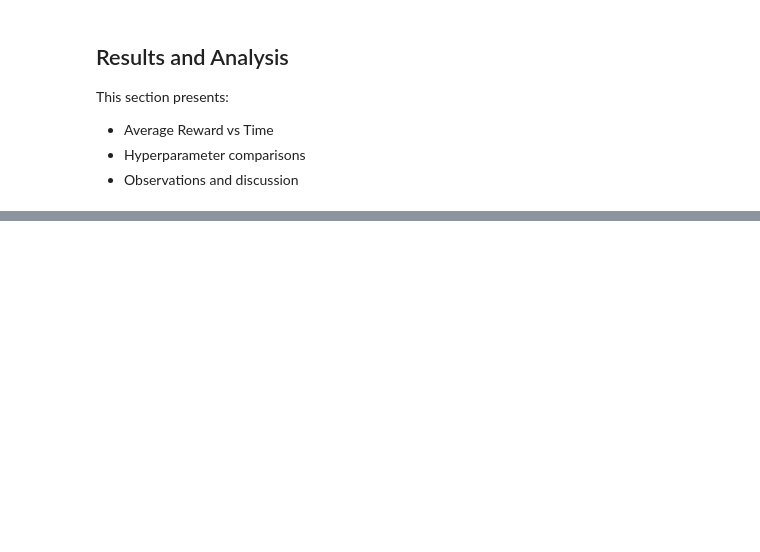
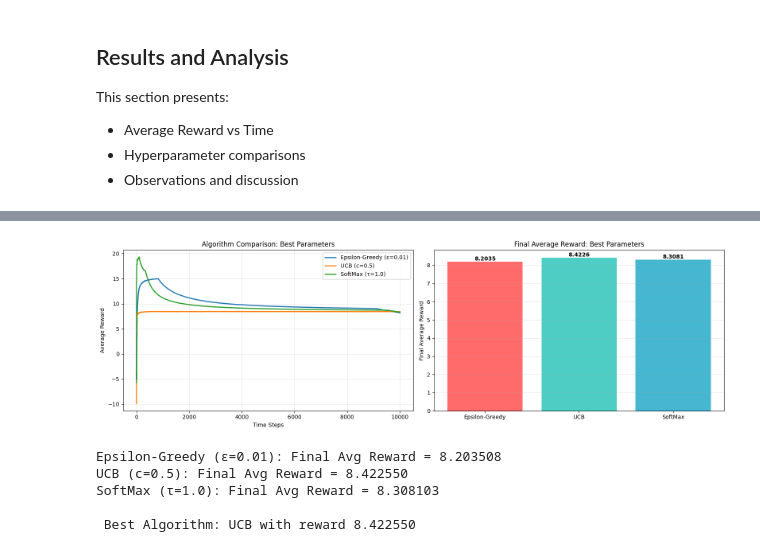
Before and after one commit to tishakbhavsar/lab3-contextual-bandit, a Jupyter notebook: master.ipynb, the cells around one changed output, grey strips where cells are left out. Cells and saved outputs as stored; diff of their text form; code cells hidden in the pictures; blank space fills up the shorter version.

```diff
--- a/master.ipynb
+++ b/master.ipynb
@@ -354,6 +533,9 @@ Name: count, dtype: int64
 
 The sampler is initialized using the student's roll number `i`.
 Rewards are obtained using `sampler.sample(j)`.
+# %%
+roll_number = 133
+sampler_instance = sampler(roll_number)
 # %% [markdown]
 ## Arm Mapping
 
@@ -376,0 +703,4 @@ This section implements the SoftMax strategy with temperature $ \tau = 1$.
+# %%
+# SoftMax uses fixed temperature τ=1.0 (no tuning required)
+tau = 1.0
+print(f"SoftMax fixed temperature: τ={tau}")
@@ -380,3 +712,15 @@ This section implements the SoftMax strategy with temperature $ \tau = 1$.
 We simulate the bandit algorithms for $T = 10,000$ steps and record rewards.
 
 P.S.: Change $T$ value as and if required.
+# %%
+T = 10000
+
+# Running the algorithms with their best parameters found during tuning
+eg_rewards, eg_counts, eg_total = epsilon_greedy(best_epsilon, T, sampler_instance, arm_mapping, test_users)
+print(f"Epsilon-Greedy with best ε={best_epsilon} completed")
+
+ucb_rewards, ucb_counts, ucb_total = ucb(best_c, T, sampler_instance, arm_mapping, test_users)
+print(f"UCB with best c={best_c} completed")
+
+softmax_rewards, softmax_counts, softmax_total = softmax(tau, T, sampler_instance, arm_mapping, test_users)
+print(f"SoftMax with τ={tau} completed")
@@ -395,0 +738,61 @@ This section presents:
+# %%
+def compute_cumulative_rewards(rewards_dict, T):
+    cumulative = []
+    total = 0
+    for t in range(T):
+        arm_reward = 0
+        for arm in rewards_dict:
+            if t < len(rewards_dict[arm]):
+                arm_reward += rewards_dict[arm][t]
+        total += arm_reward
+        cumulative.append(total / (t + 1))
+    return cumulative
+
+# Compute cumulative rewards for best performers
+eg_cumulative = compute_cumulative_rewards(eg_rewards, T)
+ucb_cumulative = compute_cumulative_rewards(ucb_rewards, T)
+softmax_cumulative = compute_cumulative_rewards(softmax_rewards, T)
+
+# Plot comparison
+fig, axes = plt.subplots(1, 2, figsize=(16, 5))
+
+axes[0].plot(eg_cumulative, label=f'Epsilon-Greedy (ε={best_epsilon})', linewidth=2)
+axes[0].plot(ucb_cumulative, label=f'UCB (c={best_c})', linewidth=2)
+axes[0].plot(softmax_cumulative, label=f'SoftMax (τ={tau})', linewidth=2)
+axes[0].set_xlabel('Time Steps')
+axes[0].set_ylabel('Average Reward')
+axes[0].set_title('Algorithm Comparison: Best Parameters')
+axes[0].legend()
+axes[0].grid(True, alpha=0.3)
+
+# Final rewards comparison
+algorithms = ['Epsilon-Greedy', 'UCB', 'SoftMax']
+final_rewards = [eg_cumulative[-1], ucb_cumulative[-1], softmax_cumulative[-1]]
+colors = ['#FF6B6B', '#4ECDC4', '#45B7D1']
+
+axes[1].bar(algorithms, final_rewards, color=colors)
+axes[1].set_ylabel('Final Average Reward')
+axes[1].set_title('Final Average Reward: Best Parameters')
+axes[1].grid(True, alpha=0.3, axis='y')
+
+for i, v in enumerate(final_rewards):
+    axes[1].text(i, v + 0.001, f'{v:.4f}', ha='center', va='bottom', fontweight='bold')
+
+plt.tight_layout()
+plt.show()
+
+# Summary
+print(f"Epsilon-Greedy (ε={best_epsilon}): Final Avg Reward = {eg_cumulative[-1]:.6f}")
+print(f"UCB (c={best_c}): Final Avg Reward = {ucb_cumulative[-1]:.6f}")
+print(f"SoftMax (τ={tau}): Final Avg Reward = {softmax_cumulative[-1]:.6f}")
+
+best_algorithm = algorithms[np.argmax(final_rewards)]
+best_reward = max(final_rewards)
+print(f"\n Best Algorithm: {best_algorithm} with reward {best_reward:.6f}")
+# %% [output]
+[figure, added]
+Epsilon-Greedy (ε=0.01): Final Avg Reward = 8.203508
+UCB (c=0.5): Final Avg Reward = 8.422550
+SoftMax (τ=1.0): Final Avg Reward = 8.308103
+
+ Best Algorithm: UCB with reward 8.422550
```
Also changed, not shown: parts of 34 cells of this notebook, 1 other file.
